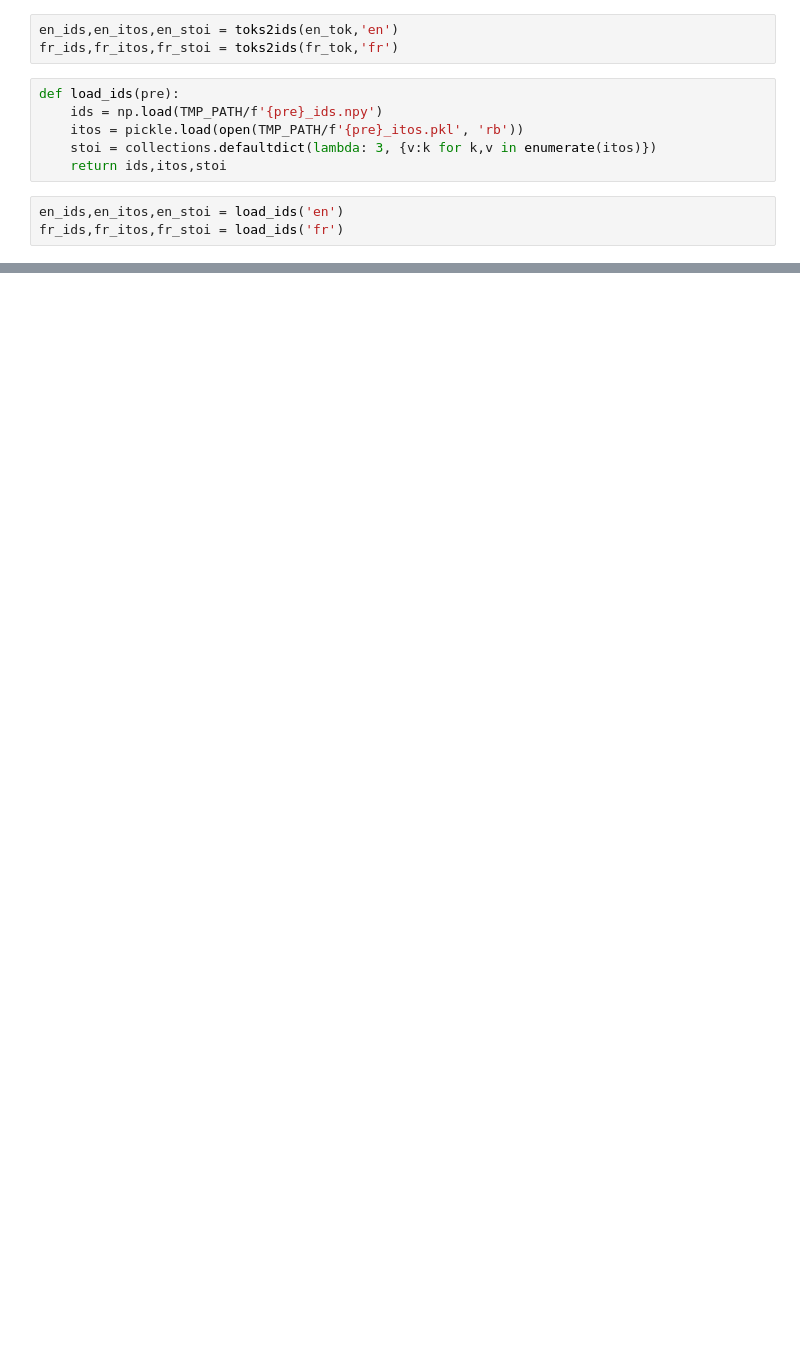
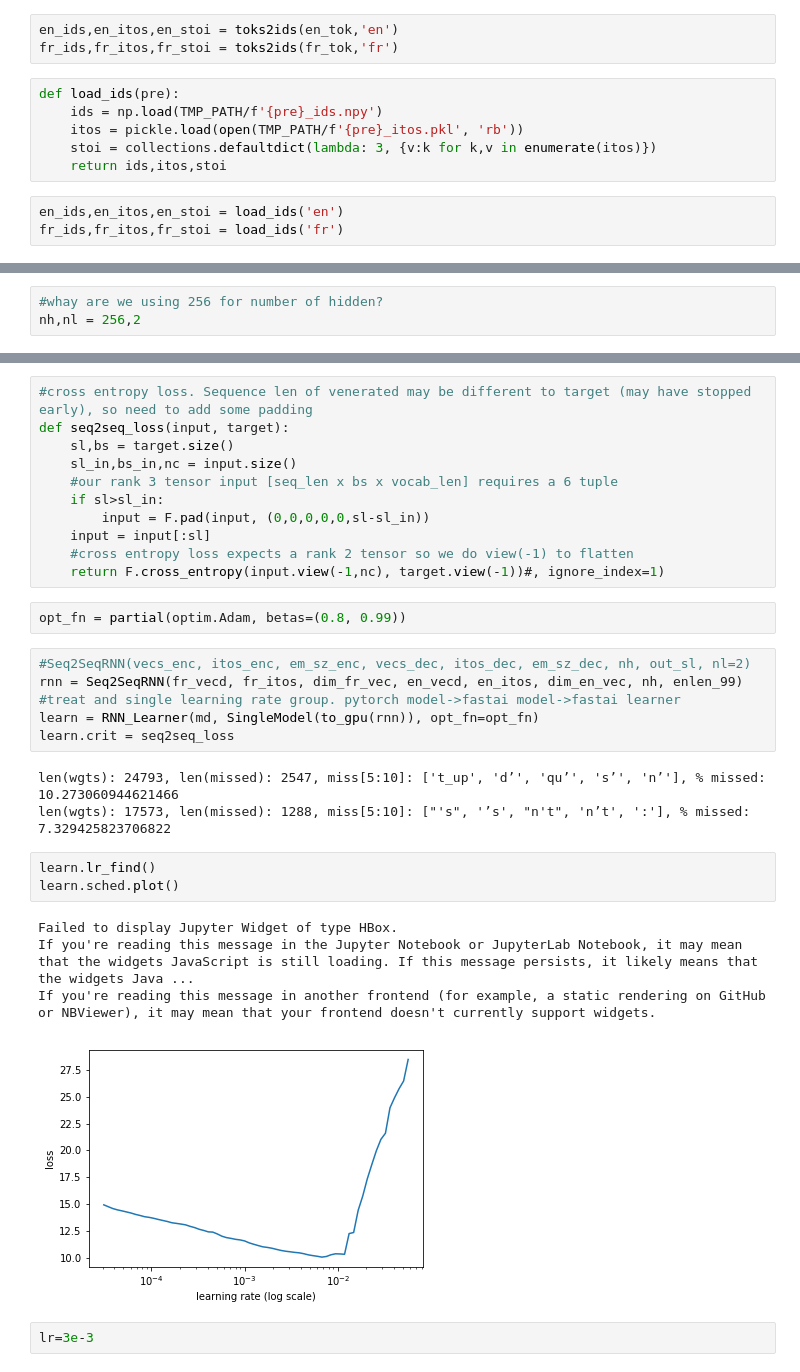
Before and after one commit to Beltus/my_fastai, a Jupyter notebook: dl2/translate.ipynb, the cells around one changed output, grey strips where cells are left out. Drawn from its saved outputs; the diff is of its cells as text; blank space fills up the shorter version.

```diff
--- a/dl2/translate.ipynb
+++ b/dl2/translate.ipynb
@@ -91,0 +327,3 @@ Word vectors
+# %%
+#whay are we using 256 for number of hidden?
+nh,nl = 256,2
@@ -91,0 +390,32 @@ Word vectors
+# %%
+#cross entropy loss. Sequence len of venerated may be different to target (may have stopped early), so need to add some padding
+def seq2seq_loss(input, target):
+    sl,bs = target.size()
+    sl_in,bs_in,nc = input.size()
+    #our rank 3 tensor input [seq_len x bs x vocab_len] requires a 6 tuple
+    if sl>sl_in:
+        input = F.pad(input, (0,0,0,0,0,sl-sl_in))
+    input = input[:sl]
+    #cross entropy loss expects a rank 2 tensor so we do view(-1) to flatten
+    return F.cross_entropy(input.view(-1,nc), target.view(-1))#, ignore_index=1)
+# %%
+opt_fn = partial(optim.Adam, betas=(0.8, 0.99))
+# %%
+#Seq2SeqRNN(vecs_enc, itos_enc, em_sz_enc, vecs_dec, itos_dec, em_sz_dec, nh, out_sl, nl=2)
+rnn = Seq2SeqRNN(fr_vecd, fr_itos, dim_fr_vec, en_vecd, en_itos, dim_en_vec, nh, enlen_99)
+#treat and single learning rate group. pytorch model->fastai model->fastai learner
+learn = RNN_Learner(md, SingleModel(to_gpu(rnn)), opt_fn=opt_fn)
+learn.crit = seq2seq_loss
+# %% [output]
+len(wgts): 24793, len(missed): 2547, miss[5:10]: ['t_up', 'd’', 'qu’', 's’', 'n’'], % missed: 10.273060944621466
+len(wgts): 17573, len(missed): 1288, miss[5:10]: ["'s", '’s', "n't", 'n’t', ':'], % missed: 7.329425823706822
+# %%
+learn.lr_find()
+learn.sched.plot()
+# %% [output]
+Failed to display Jupyter Widget of type HBox.
+If you're reading this message in the Jupyter Notebook or JupyterLab Notebook, it may mean that the widgets JavaScript is still loading. If this message persists, it likely means that the widgets Java ...
+If you're reading this message in another frontend (for example, a static rendering on GitHub or NBViewer), it may mean that your frontend doesn't currently support widgets.
+[figure, added]
+# %%
+lr=3e-3
```
Also changed, not shown: parts of 101 cells of this notebook, 6 other files.
